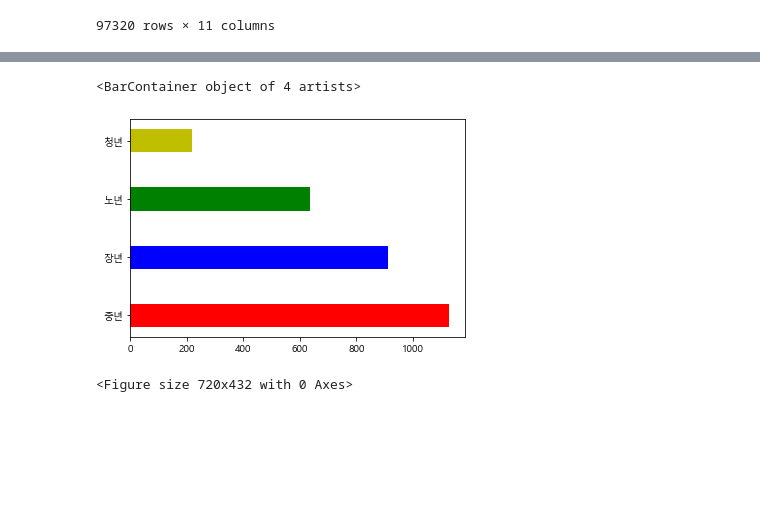
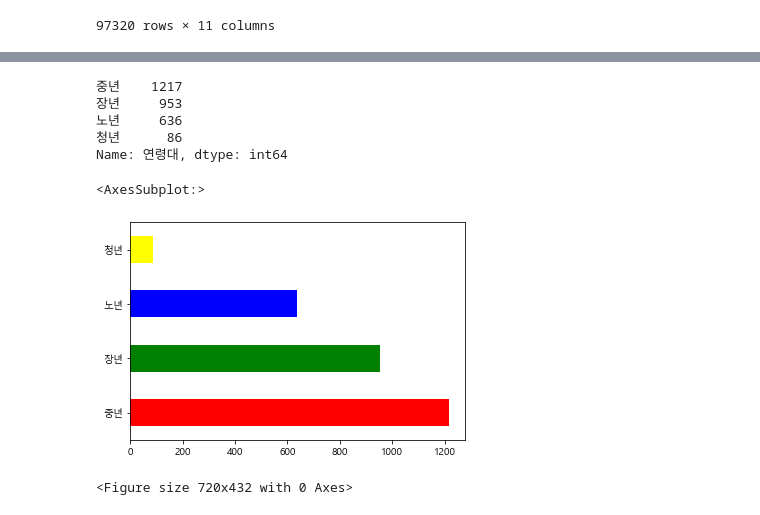
Before and after one commit to DaeGyeongYi/02.Data_Basic, a Jupyter notebook: pandas_final_exam_FIN/pandas 종합과제 문제FIN.ipynb, the cells around one changed output, grey strips where cells are left out. Saved outputs shown, nothing was run; the diff lists cells and outputs as text; code cells hidden in the pictures; blank space fills up the shorter version.

```diff
--- a/pandas_final_exam_FIN/pandas 종합과제 문제FIN.ipynb
+++ b/pandas_final_exam_FIN/pandas 종합과제 문제FIN.ipynb
@@ -107,7 +107,9 @@ Index(['strd_yymm', 'deto_id', 'bth_yr', 'sex_cd'], dtype='object')
 # strd_yymm : 수집년월
 # deto_id : 사용자ID
 # bth_yr : 생년
-raw_data.rename(columns = {"strd_yymm": "수집년얼", "deto_id": "사용자ID", "bth_yr":"생년"}, inplace=True)
+raw_data.rename(columns = {"strd_yymm": "수집년얼",
+                           "deto_id": "사용자ID",
+                           "bth_yr":"생년"}, inplace=True)
 # %%
 raw_data
 # %% [output]
@@ -154,8 +156,7 @@ raw_data
 # %%
 # 3. 출생년도를 4개의 카테고리로 분류하여 연령대 필드를 생성하시오. (청년(19~29세); 중년(30~49세); 장년(50~64세); 노년(65세 이상))
 # 2020년 나이를 기준으로 경계(bins)는 직접 설정 하시오
-raw_data['생년']
 labels = ['노년', '장년', '중년', '청년']
-bins =[0,1956,1971,1991,2001]
+bins =[1938,1956,1972,1992,2002]
 
 raw_data['연령대']=pd.cut(raw_data['생년'],labels=labels, bins=bins)
@@ -198,11 +181,16 @@ raw_data
 | 49 | 202010 | X0473756250702972881 | 1958 | 2 | 장년 |
 | 50 | 202010 | X0474444465014724107 | 1967 | 1 | 장년 |
 # %%
-# 4. raw_data의 성별필드를 추가하되 sex_cd 필드의 값이 1이면 M, 2면 F 로 값을 정하시오
-raw_data['성별'] = 'M'
-for i in range(1,51):
-    if raw_data['sex_cd'][i] == 2:
-        raw_data['성별'][i] = 'F'
+# 4. raw_data의 성별필드를 추가하되 sex_cd 필드의 값이 1이면 남, 2면 여 로 값을 정하시오
+raw_data['성별']=['남' if i == 1 else '여' for i in raw_data['sex_cd']]
 
+
+# lis=[]
+# for i in raw_data['sex_cd']:
+#     if i i==1:
+#         lis.append('남')
+#     else:
+#         lis.append('여')
+#raw_data['성별'] = lis
 raw_data
 # %% [output]
@@ -469,12 +458,25 @@ fin_data.head()
 # %%
 # 16. 카드 개설 인원을 청년, 중년, 장년, 노년으로 비교할 수 있도록 그래프로 표현하시오
-y=fin_data['연령대'].value_counts().index
-x=fin_data['연령대'].value_counts()
 
-plt.barh(y,x,color=['r','b','g','y'],height=0.4)
+y_cate = pd.value_counts(fin_data['연령대'])
+y_cate
+
+
+y_cate.plot(kind='barh',color=['red','green','blue','yellow'])
+
+
+
+# y=fin_data['연령대'].value_counts().index
+# x=fin_data['연령대'].value_counts()
+# plt.barh(y,x,color=['r','b','g','y'],height=0.4)
 # %% [output]
-<BarContainer object of 4 artists>
+중년    1217
+장년     953
+노년     636
+청년      86
+Name: 연령대, dtype: int64
+<AxesSubplot:>
-[figure, old version]
+[figure, new version]
 # %%
 # 17 시간의 흐름에 따른 카드 개설 인원의 추이를 확인할 수 있는 그래프를 표현하시오.
 plt.figure(figsize=(10,6))
```
Also changed, not shown: parts of 13 cells of this notebook, 30 other files.
